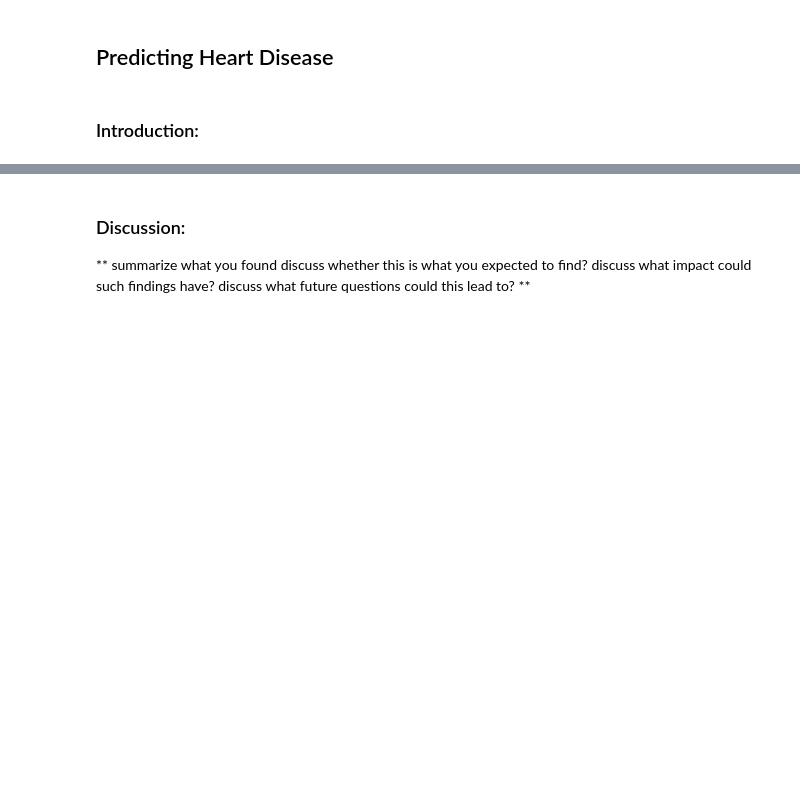
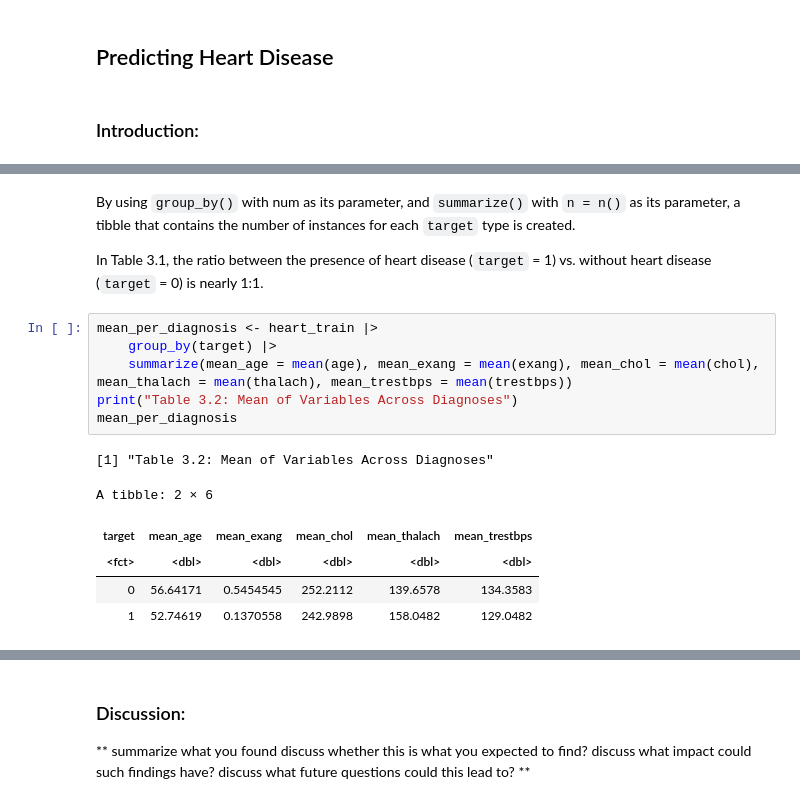
Before and after one commit to jennywyzhao/dsci-group-project-002-14, a Jupyter notebook: Final Project Report.ipynb, the cells around one changed output, grey strips where cells are left out. Cells and saved outputs as stored; diff of their text form; blank space fills up the shorter version.

```diff
--- a/Final Project Report.ipynb
+++ b/Final Project Report.ipynb
@@ -79,0 +117,17 @@ A tibble: 5 × 6
+# %% [markdown]
+By using `group_by()` with num as its parameter, and `summarize()` with `n = n()` as its parameter, a tibble that contains the number of instances for each `target` type is created.
+
+In Table 3.1, the ratio between the presence of heart disease (`target` = 1) vs. without heart disease (`target` = 0) is nearly 1:1.
+# %%
+mean_per_diagnosis <- heart_train |>
+    group_by(target) |>
+    summarize(mean_age = mean(age), mean_exang = mean(exang), mean_chol = mean(chol), mean_thalach = mean(thalach), mean_trestbps = mean(trestbps))
+print("Table 3.2: Mean of Variables Across Diagnoses")
+mean_per_diagnosis
+# %% [output]
+[1] "Table 3.2: Mean of Variables Across Diagnoses"
+A tibble: 2 × 6
+| target | mean_age | mean_exang | mean_chol | mean_thalach | mean_trestbps |
+| <fct> | <dbl> | <dbl> | <dbl> | <dbl> | <dbl> |
+| 0 | 56.64171 | 0.5454545 | 252.2112 | 139.6578 | 134.3583 |
+| 1 | 52.74619 | 0.1370558 | 242.9898 | 158.0482 | 129.0482 |
```
Also changed, not shown: parts of 33 cells of this notebook.
